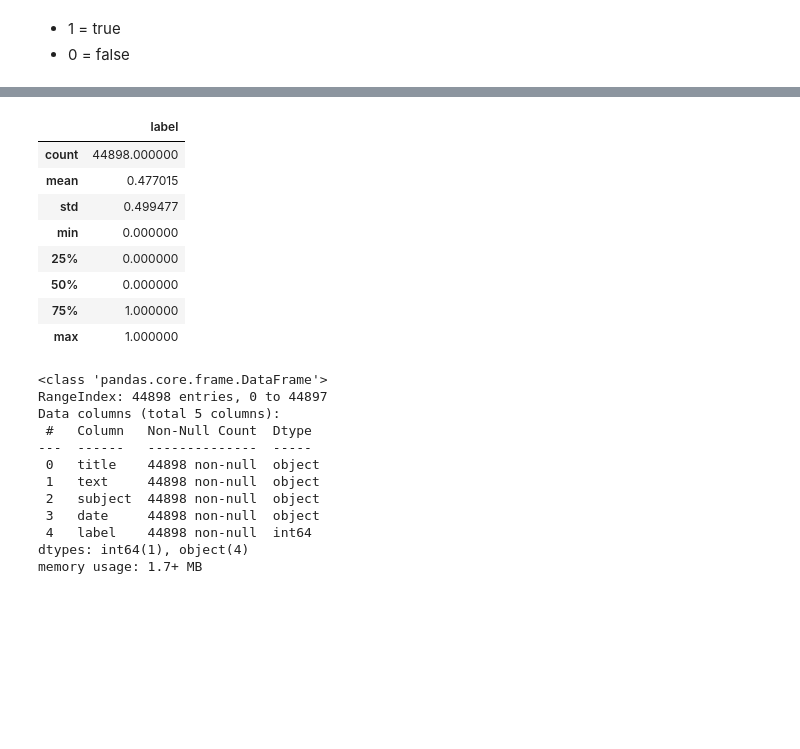
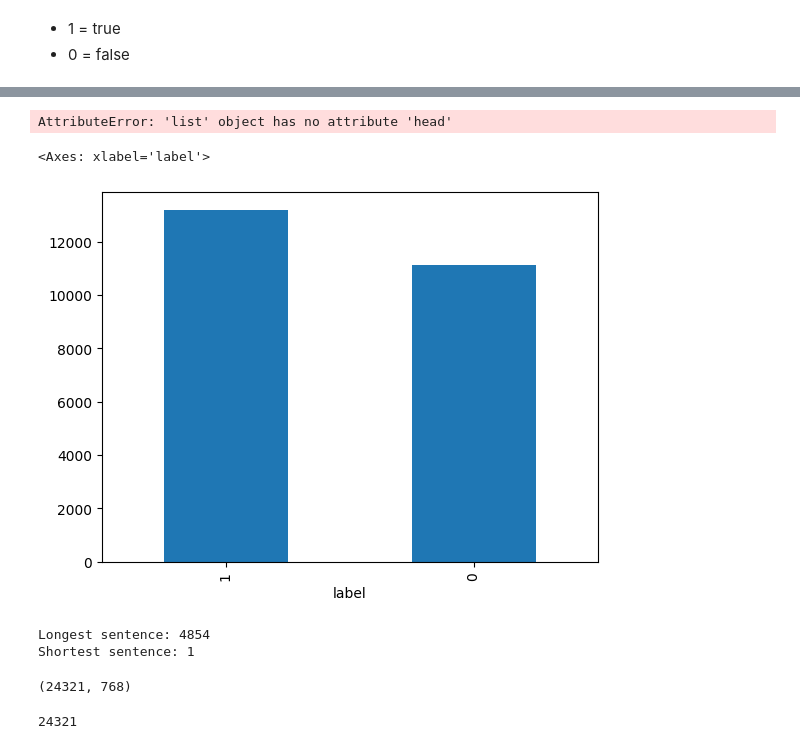
Before and after one commit to Hawawou/fake_news_classification, a Jupyter notebook: xgboost.ipynb, the cells around one changed output, grey strips where cells are left out. Cells and saved outputs as stored; diff of their text form; code cells hidden in the pictures; blank space fills up the shorter version.

```diff
--- a/xgboost.ipynb
+++ b/xgboost.ipynb
@@ -24,27 +16,31 @@ df.dropna(inplace=True)
-# %%
-df.describe()
-# %% [output]
-|  | label |
-| count | 44898.000000 |
-| mean | 0.477015 |
-| std | 0.499477 |
-| min | 0.000000 |
-| 25% | 0.000000 |
-| 50% | 0.000000 |
-| 75% | 1.000000 |
-| max | 1.000000 |
-# %%
-df.info()
-# %% [output]
-<class 'pandas.core.frame.DataFrame'>
-RangeIndex: 44898 entries, 0 to 44897
-Data columns (total 5 columns):
- #   Column   Non-Null Count  Dtype
----  ------   --------------  -----
- 0   title    44898 non-null  object
- 1   text     44898 non-null  object
- 2   subject  44898 non-null  object
- 3   date     44898 non-null  object
- 4   label    44898 non-null  int64
-dtypes: int64(1), object(4)
-memory usage: 1.7+ MB
+# %%
+train = pd.read_csv('train.csv')
+test = pd.read_csv('test.csv')
+val = pd.read_csv('val.csv')
+# %%
+train = train.dropna()
+
+# Keep only rows where text is a string
+train = train[train['text'].apply(lambda x: isinstance(x, str) and x.strip() != '')]
+val = val[val['text'].apply(lambda x: isinstance(x, str) and x.strip() != '')]
+test = test[test['text'].apply(lambda x: isinstance(x, str) and x.strip() != '')]
+# %%
+train.head()
+# %% [output]
+AttributeError: 'list' object has no attribute 'head'
+# %%
+train['label'].value_counts().plot(kind='bar')
+# %% [output]
+<Axes: xlabel='label'>
+[figure, added]
+# %%
+# length of the longest sentence
+train['length'] = train['text'].apply(lambda x: len(str(x).split()))
+longest = train['length'].max()
+shortest = train['length'].min()
+
+print(f"Longest sentence: {longest}")
+print(f"Shortest sentence: {shortest}")
+# %% [output]
+Longest sentence: 4854
+Shortest sentence: 1
@@ -50,0 +71,8 @@ memory usage: 1.7+ MB
+# %%
+print(train_embeddings.shape)
+# %% [output]
+(24321, 768)
+# %%
+print(len(y_train))
+# %% [output]
+24321
```
Also changed, not shown: parts of 11 cells of this notebook, 7 other files.
